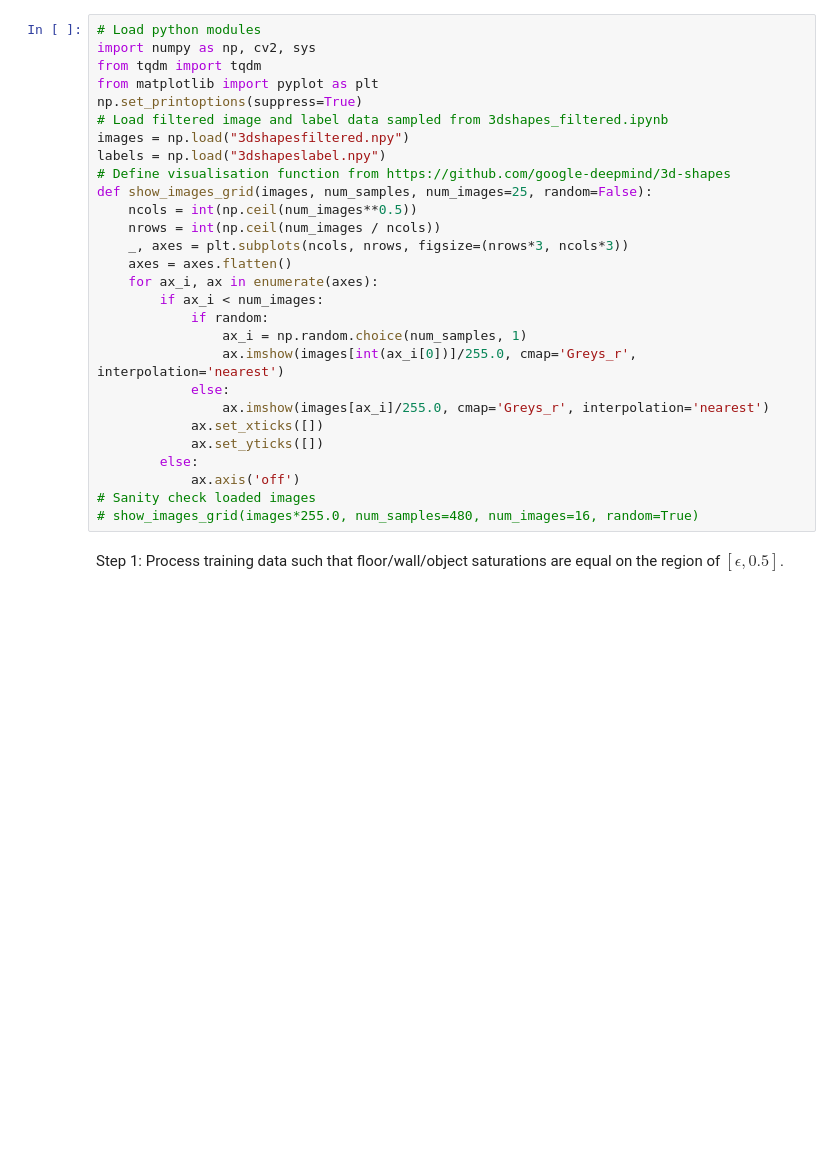
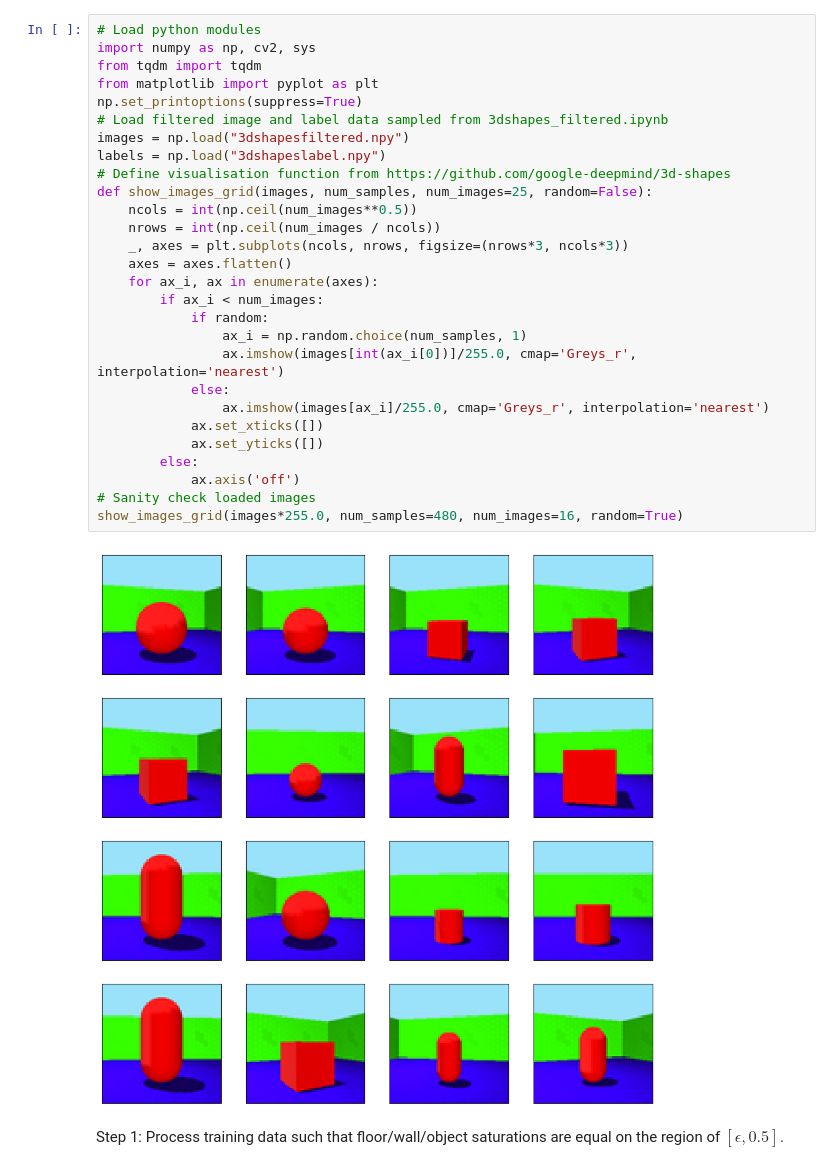
Before and after one commit to yy0555/SaturationShifted3dshapes, a Jupyter notebook: 3dshapes_saturation.ipynb, the cells around one changed output. Drawn from its saved outputs; the diff is of its cells as text; blank space fills up the shorter version.

```diff
--- a/3dshapes_saturation.ipynb
+++ b/3dshapes_saturation.ipynb
@@ -1,31 +1,33 @@
 # %%
 # Load python modules
 import numpy as np, cv2, sys
 from tqdm import tqdm
 from matplotlib import pyplot as plt
 np.set_printoptions(suppress=True)
 # Load filtered image and label data sampled from 3dshapes_filtered.ipynb
 images = np.load("3dshapesfiltered.npy")
 labels = np.load("3dshapeslabel.npy")
 # Define visualisation function from https://github.com/google-deepmind/3d-shapes
 def show_images_grid(images, num_samples, num_images=25, random=False):
     ncols = int(np.ceil(num_images**0.5))
     nrows = int(np.ceil(num_images / ncols))
     _, axes = plt.subplots(ncols, nrows, figsize=(nrows*3, ncols*3))
     axes = axes.flatten()
     for ax_i, ax in enumerate(axes):
         if ax_i < num_images:
             if random:
                 ax_i = np.random.choice(num_samples, 1)
                 ax.imshow(images[int(ax_i[0])]/255.0, cmap='Greys_r', interpolation='nearest')
             else:
                 ax.imshow(images[ax_i]/255.0, cmap='Greys_r', interpolation='nearest')
             ax.set_xticks([])
             ax.set_yticks([])
         else:
             ax.axis('off')
 # Sanity check loaded images
-# show_images_grid(images*255.0, num_samples=480, num_images=16, random=True)
+show_images_grid(images*255.0, num_samples=480, num_images=16, random=True)
+# %% [output]
+[figure, added]
 # %% [markdown]
 Step 1: Process training data such that floor/wall/object saturations are equal on the region of $\left[\epsilon, 0.5\right]$.
 # %%
```
Also changed, not shown: parts of 3 cells of this notebook.
